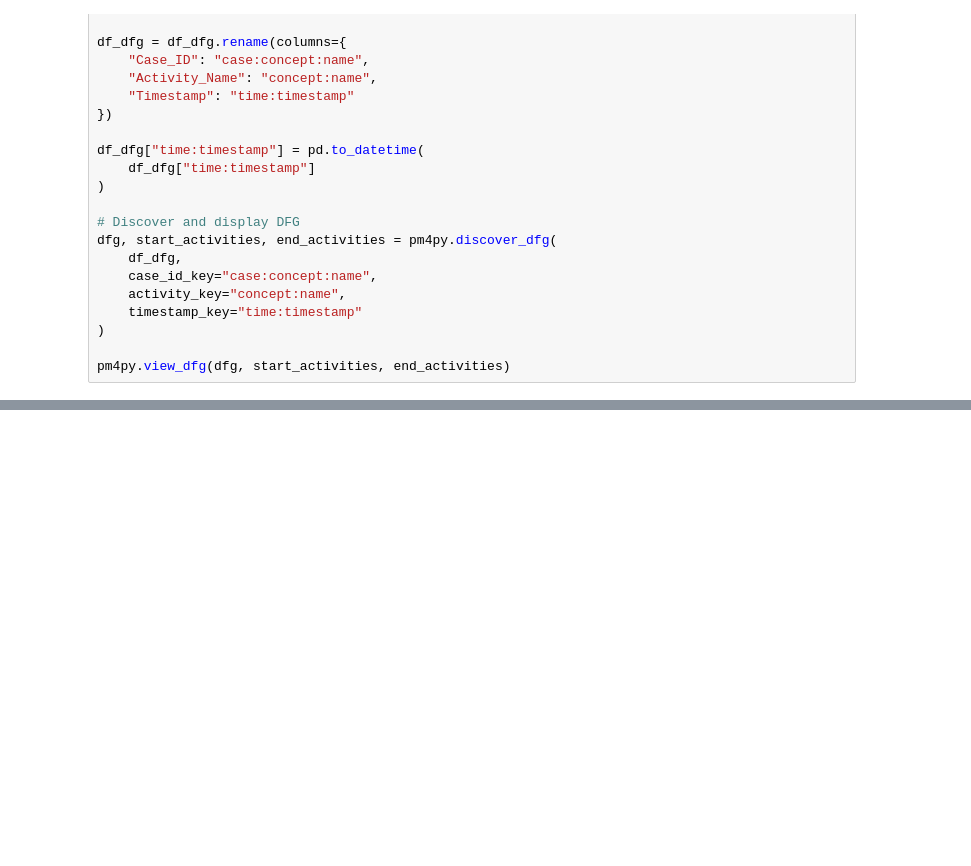
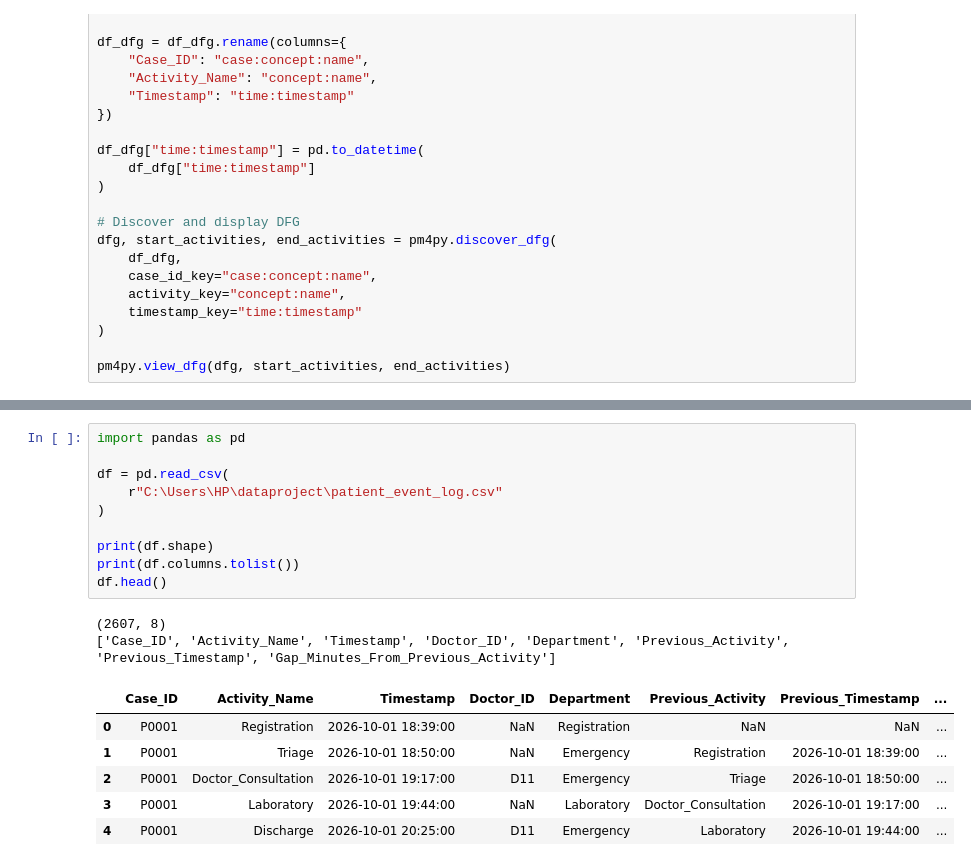
Before and after one commit to Ananyasingh0413/CareFlow---Clinical-Pathway-Process-Mining, a Jupyter notebook: healthcare_project.ipynb, the cells around one changed output, grey strips where cells are left out. Cells and saved outputs as stored; diff of their text form; blank space fills up the shorter version.

Commit message:
Updated CareFlow analysis notebook and added cleaned event dataset for final project submission

```diff
--- a/healthcare_project.ipynb
+++ b/healthcare_project.ipynb
@@ -1392,0 +1399,19 @@ FileNotFoundError: [Errno 2] No such file or directory: 'doctor_status_log.csv'
+# %%
+import pandas as pd
+
+df = pd.read_csv(
+    r"C:\Users\HP\dataproject\patient_event_log.csv"
+)
+
+print(df.shape)
+print(df.columns.tolist())
+df.head()
+# %% [output]
+(2607, 8)
+['Case_ID', 'Activity_Name', 'Timestamp', 'Doctor_ID', 'Department', 'Previous_Activity', 'Previous_Timestamp', 'Gap_Minutes_From_Previous_Activity']
+|  | Case_ID | Activity_Name | Timestamp | Doctor_ID | Department | Previous_Activity | Previous_Timestamp | ... |
+| 0 | P0001 | Registration | 2026-10-01 18:39:00 | NaN | Registration | NaN | NaN | ... |
+| 1 | P0001 | Triage | 2026-10-01 18:50:00 | NaN | Emergency | Registration | 2026-10-01 18:39:00 | ... |
+| 2 | P0001 | Doctor_Consultation | 2026-10-01 19:17:00 | D11 | Emergency | Triage | 2026-10-01 18:50:00 | ... |
+| 3 | P0001 | Laboratory | 2026-10-01 19:44:00 | NaN | Laboratory | Doctor_Consultation | 2026-10-01 19:17:00 | ... |
+| 4 | P0001 | Discharge | 2026-10-01 20:25:00 | D11 | Emergency | Laboratory | 2026-10-01 19:44:00 | ... |
```
Also changed, not shown: parts of 41 cells of this notebook, 1 other file.
